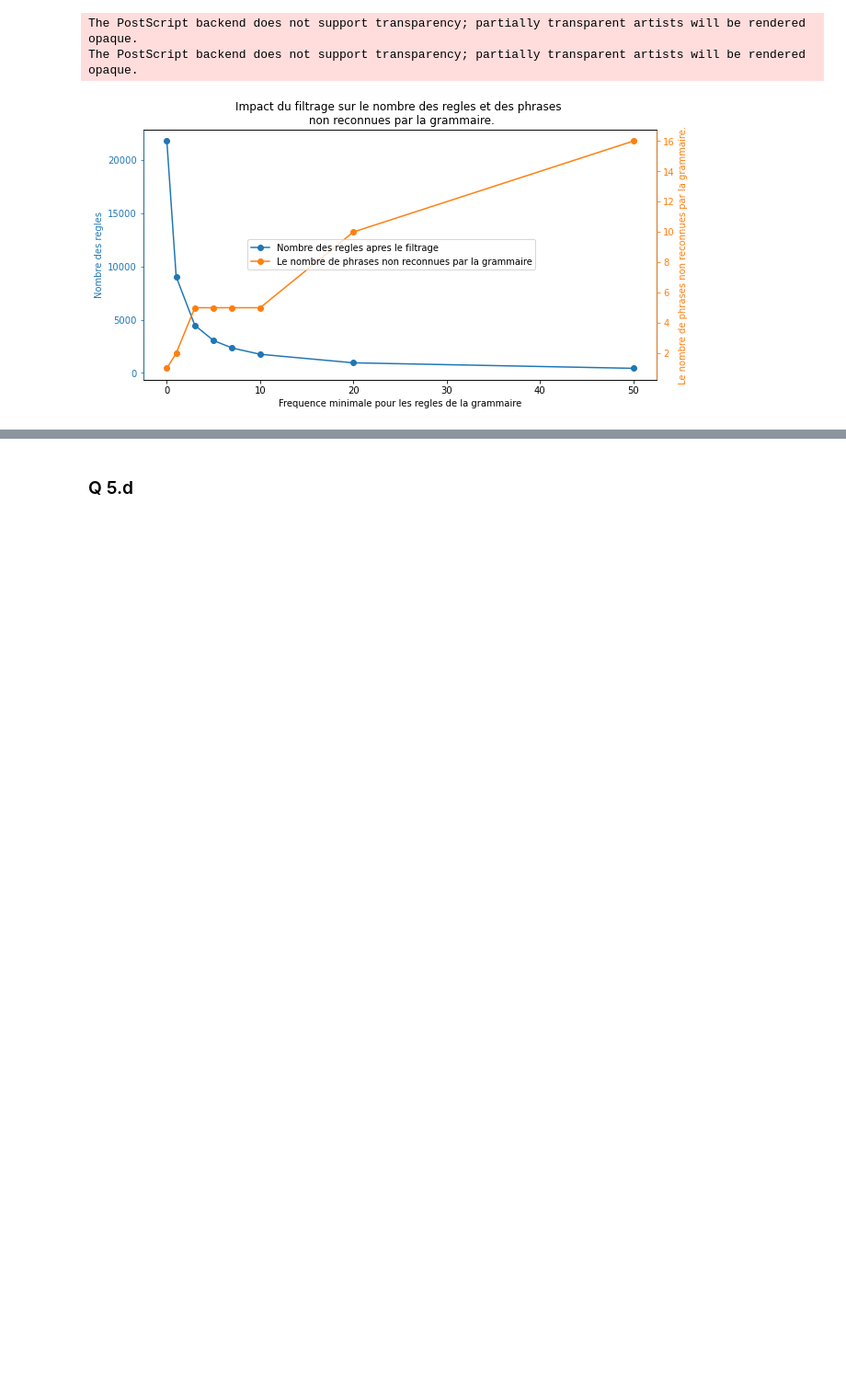
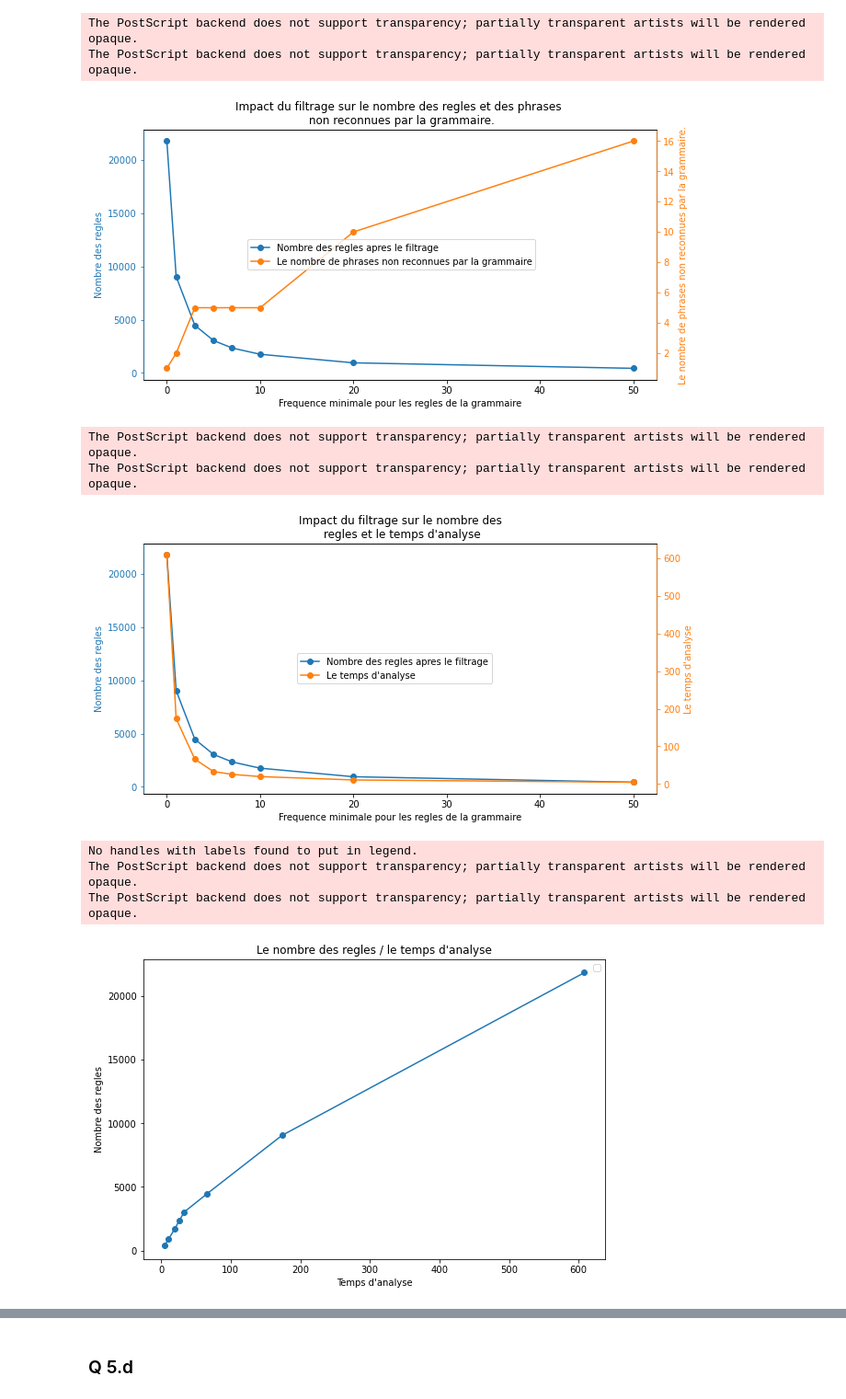
Before and after one commit to KacemKhaled/IFT6285-NLP, a Jupyter notebook: TP5/TP5.ipynb, the cells around one changed output, grey strips where cells are left out. Shown at 92% size. Drawn from its saved outputs; the diff is of its cells as text; code cells hidden in the pictures; blank space fills up the shorter version.

```diff
--- a/TP5/TP5.ipynb
+++ b/TP5/TP5.ipynb
@@ -684,6 +686,58 @@ plot_nb_failed_parses_and_nb_rules_per_filter(
 The PostScript backend does not support transparency; partially transparent artists will be rendered opaque.
 The PostScript backend does not support transparency; partially transparent artists will be rendered opaque.
 [figure]
+# %%
+def plot_time_and_nb_rules_per_filter(y2, y1,x,fname="courbe-failed_parses-nb_rules"):
+    fig, ax1 = plt.subplots(figsize=(10, 5),facecolor='w')
+
+    ax1.plot(x, y1, 'o-')
+    ax1.set_ylabel('Nombre des regles', color='C0')
+    ax1.tick_params(axis='y', colors='C0')
+    ax1.set_xlabel("Frequence minimale pour les regles de la grammaire")
+
+    ax1.set_title("Impact du filtrage sur le nombre des\n regles et le temps d'analyse")
+
+    ax2 = ax1.twinx()
+    ax2.plot(x, y2, 'C1o-')
+    ax2.set_ylabel("Le temps d'analyse", color='C1')
+    ax2.tick_params(axis='y', colors='C1')
+    ax2.spines['right'].set_color('C1')
+    ax2.spines['left'].set_color('C0')
+
+    # plt.xticks(seuil_filtrage)
+
+    fig.legend(['Nombre des regles apres le filtrage', "Le temps d'analyse"], loc='center')
+    plt.savefig(f"plots/{fname}.svg", format="svg")
+    plt.savefig(f"plots/{fname}.png", format="png")
+    plt.savefig(f"plots/{fname}.eps", format="eps")
+
+    plt.show()
+
+def plot_xy(x, y,fname="courbe-parses_per_sent_len", title="figtitle", xlabel ="xlabel", ylabel="ylabel"):
+    plt.figure(figsize=(9,6))
+    plt.plot( x,y, 'o-')
+    plt.title(title)
+    plt.xlabel(xlabel)
+    plt.ylabel(ylabel)
+    #plt.xticks(x)
+    plt.legend(loc='best')
+    plt.savefig(f"plots/{fname}.svg", format="svg")
+    plt.savefig(f"plots/{fname}.png", format="png")
+    plt.savefig(f"plots/{fname}.eps", format="eps")
+    plt.show()
+
+plot_time_and_nb_rules_per_filter(
+    [sum(x) for x in all_times_filtered], nb_rules_after_filtrage, seuil_filtrage,
+    fname="c-courbe-time-nb_rules-filter")
+plot_xy( [sum(x) for x in all_times_filtered],nb_rules_after_filtrage,fname="c-courbe-time-rules", title="Le nombre des regles / le temps d'analyse", xlabel ="Temps d'analyse", ylabel='Nombre des regles')
+# %% [output]
+The PostScript backend does not support transparency; partially transparent artists will be rendered opaque.
+The PostScript backend does not support transparency; partially transparent artists will be rendered opaque.
+[figure, added]
+No handles with labels found to put in legend.
+The PostScript backend does not support transparency; partially transparent artists will be rendered opaque.
+The PostScript backend does not support transparency; partially transparent artists will be rendered opaque.
+[figure, added]
 # %%
 #third plot : parsing times in foction of length of the phrases + filtering impact
 def plot_time_per_sentence_length(all_lengths_filtered, all_times_filtered,fname="courbe-time-length"):
```
Also changed, not shown: parts of 5 cells of this notebook, 42 other files.
